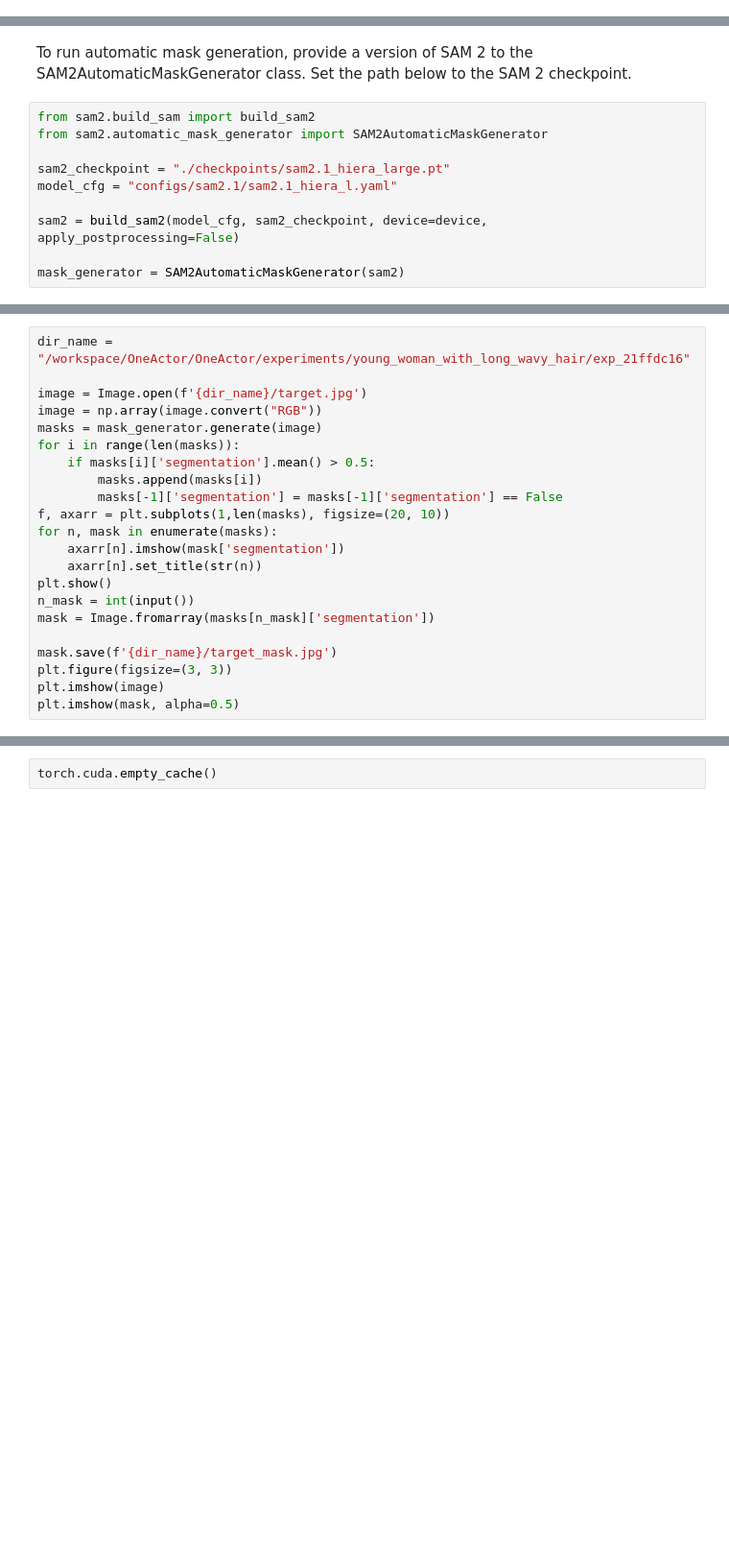
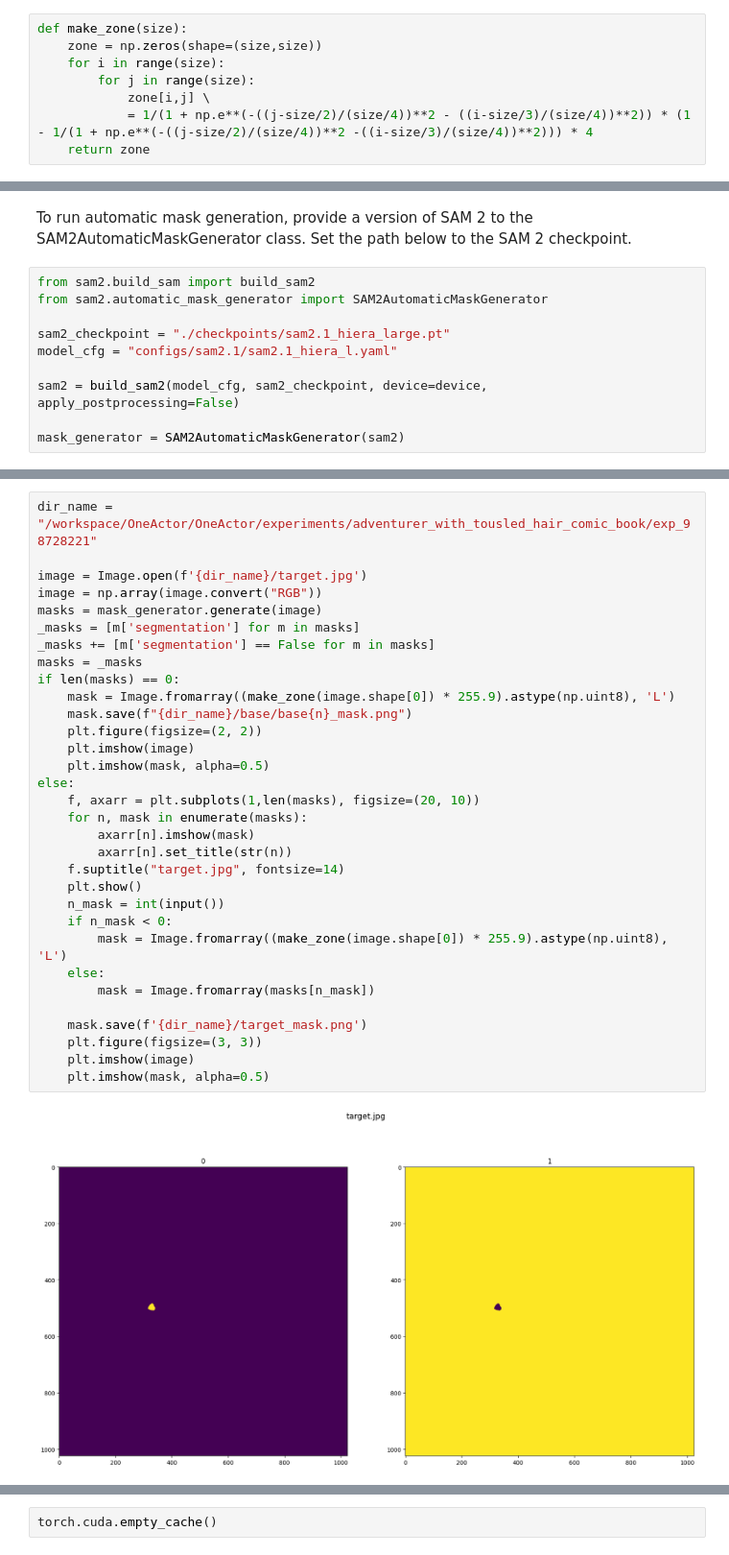
Before and after one commit to EkaterinaAdishcheva/Diploma, a Jupyter notebook: sam2/automatic_mask_generator_example.ipynb, the cells around one changed output, grey strips where cells are left out. Shown at 96% size. Cells and saved outputs as stored; diff of their text form; blank space fills up the shorter version.

```diff
--- a/sam2/automatic_mask_generator_example.ipynb
+++ b/sam2/automatic_mask_generator_example.ipynb
@@ -25,3 +27,11 @@ import pickle
+# %%
+def make_zone(size):
+    zone = np.zeros(shape=(size,size))
+    for i in range(size):
+        for j in range(size):
+            zone[i,j] \
+            = 1/(1 + np.e**(-((j-size/2)/(size/4))**2 - ((i-size/3)/(size/4))**2)) * (1 - 1/(1 + np.e**(-((j-size/2)/(size/4))**2 -((i-size/3)/(size/4))**2))) * 4
+    return zone
 # %%
 # select the device for computation
 if torch.cuda.is_available():
@@ -86,22 +100,34 @@ mask_generator = SAM2AutomaticMaskGenerator(sam2)
-# %%
-dir_name = "/workspace/OneActor/OneActor/experiments/young_woman_with_long_wavy_hair/exp_21ffdc16"
-
-image = Image.open(f'{dir_name}/target.jpg')
-image = np.array(image.convert("RGB"))
-masks = mask_generator.generate(image)
-for i in range(len(masks)):
-    if masks[i]['segmentation'].mean() > 0.5:
-        masks.append(masks[i])
-        masks[-1]['segmentation'] = masks[-1]['segmentation'] == False
-f, axarr = plt.subplots(1,len(masks), figsize=(20, 10))
-for n, mask in enumerate(masks):
-    axarr[n].imshow(mask['segmentation'])
-    axarr[n].set_title(str(n))
-plt.show()
-n_mask = int(input())
-mask = Image.fromarray(masks[n_mask]['segmentation'])
-
-mask.save(f'{dir_name}/target_mask.jpg')
-plt.figure(figsize=(3, 3))
-plt.imshow(image)
-plt.imshow(mask, alpha=0.5)
+# %%
+dir_name = "/workspace/OneActor/OneActor/experiments/adventurer_with_tousled_hair_comic_book/exp_98728221"
+
+image = Image.open(f'{dir_name}/target.jpg')
+image = np.array(image.convert("RGB"))
+masks = mask_generator.generate(image)
+_masks = [m['segmentation'] for m in masks]
+_masks += [m['segmentation'] == False for m in masks]
+masks = _masks
+if len(masks) == 0:
+    mask = Image.fromarray((make_zone(image.shape[0]) * 255.9).astype(np.uint8), 'L')
+    mask.save(f"{dir_name}/base/base{n}_mask.png")
+    plt.figure(figsize=(2, 2))
+    plt.imshow(image)
+    plt.imshow(mask, alpha=0.5)
+else:
+    f, axarr = plt.subplots(1,len(masks), figsize=(20, 10))
+    for n, mask in enumerate(masks):
+        axarr[n].imshow(mask)
+        axarr[n].set_title(str(n))
+    f.suptitle("target.jpg", fontsize=14)
+    plt.show()
+    n_mask = int(input())
+    if n_mask < 0:
+        mask = Image.fromarray((make_zone(image.shape[0]) * 255.9).astype(np.uint8), 'L')
+    else:
+        mask = Image.fromarray(masks[n_mask])
+
+    mask.save(f'{dir_name}/target_mask.png')
+    plt.figure(figsize=(3, 3))
+    plt.imshow(image)
+    plt.imshow(mask, alpha=0.5)
+# %% [output]
+[figure, added]
```
Also changed, not shown: parts of 5 cells of this notebook, 6 other files.
